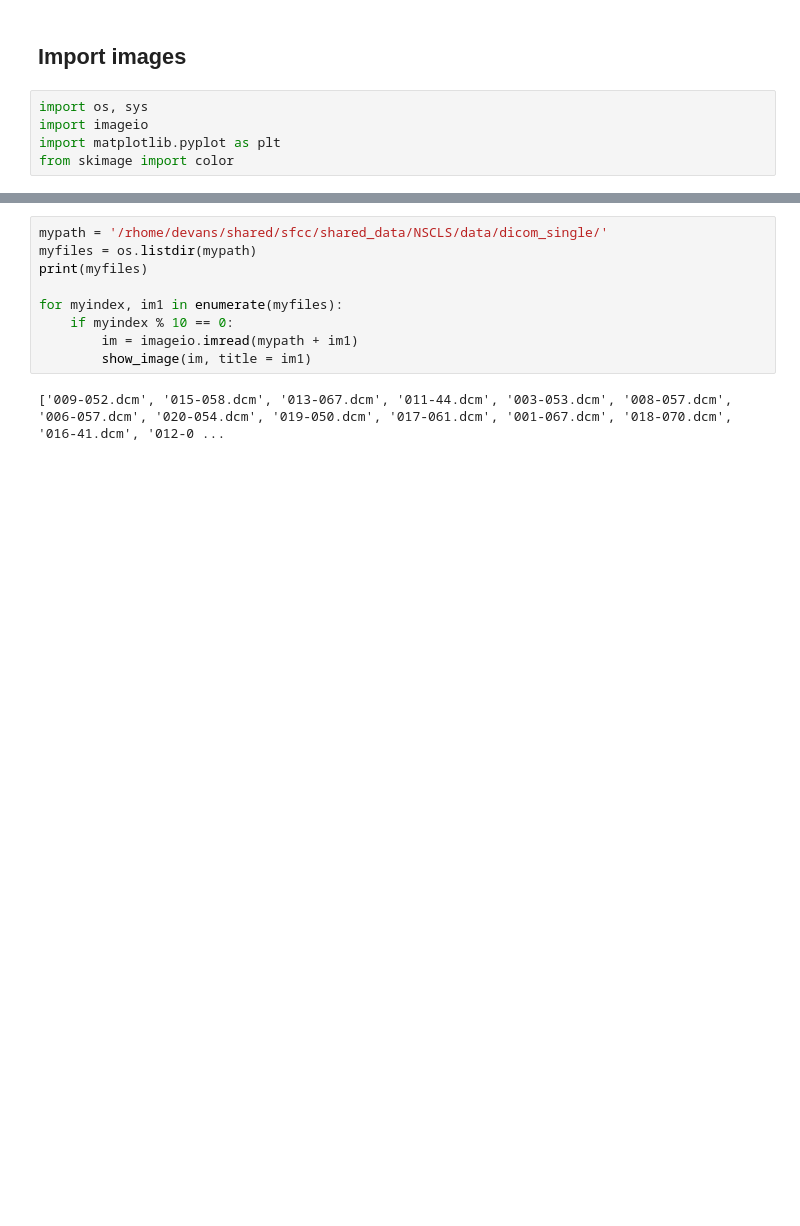
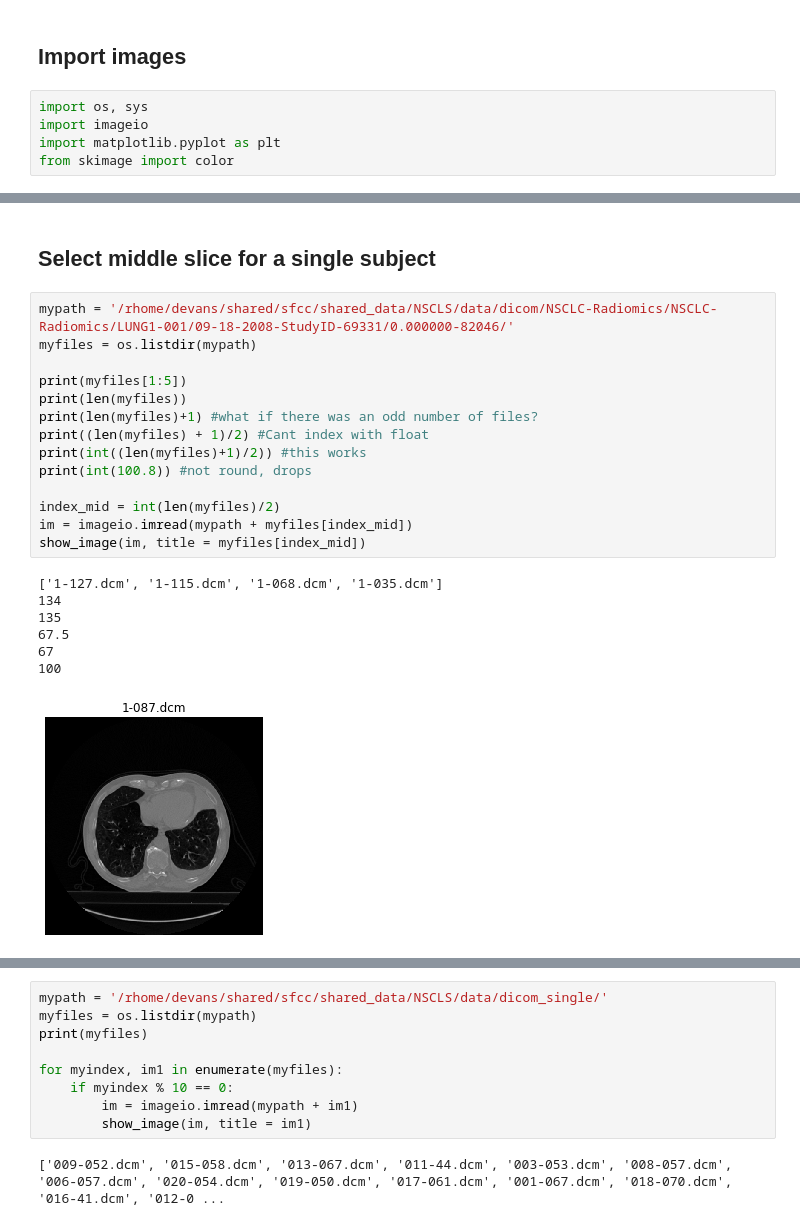
Before and after one commit to DanielEvansLab/MLgroup, a Jupyter notebook: NSCLS_deep/NSCLS.ipynb, the cells around one changed output, grey strips where cells are left out. Saved outputs shown, nothing was run; the diff lists cells and outputs as text; blank space fills up the shorter version.

Commit message:
mid slice

```diff
--- a/NSCLS_deep/NSCLS.ipynb
+++ b/NSCLS_deep/NSCLS.ipynb
@@ -22,3 +22,27 @@ show_image(im)
 # %% [output]
 (512, 512)
 [figure]
+# %% [markdown]
+## Select middle slice for a single subject
+# %%
+mypath = '/rhome/devans/shared/sfcc/shared_data/NSCLS/data/dicom/NSCLC-Radiomics/NSCLC-Radiomics/LUNG1-001/09-18-2008-StudyID-69331/0.000000-82046/'
+myfiles = os.listdir(mypath)
+
+print(myfiles[1:5])
+print(len(myfiles))
+print(len(myfiles)+1) #what if there was an odd number of files?
+print((len(myfiles) + 1)/2) #Cant index with float
+print(int((len(myfiles)+1)/2)) #this works
+print(int(100.8)) #not round, drops
+
+index_mid = int(len(myfiles)/2)
+im = imageio.imread(mypath + myfiles[index_mid])
+show_image(im, title = myfiles[index_mid])
+# %% [output]
+['1-127.dcm', '1-115.dcm', '1-068.dcm', '1-035.dcm']
+134
+135
+67.5
+67
+100
+[figure, added]
```
Also changed, not shown: parts of 4 cells of this notebook.
